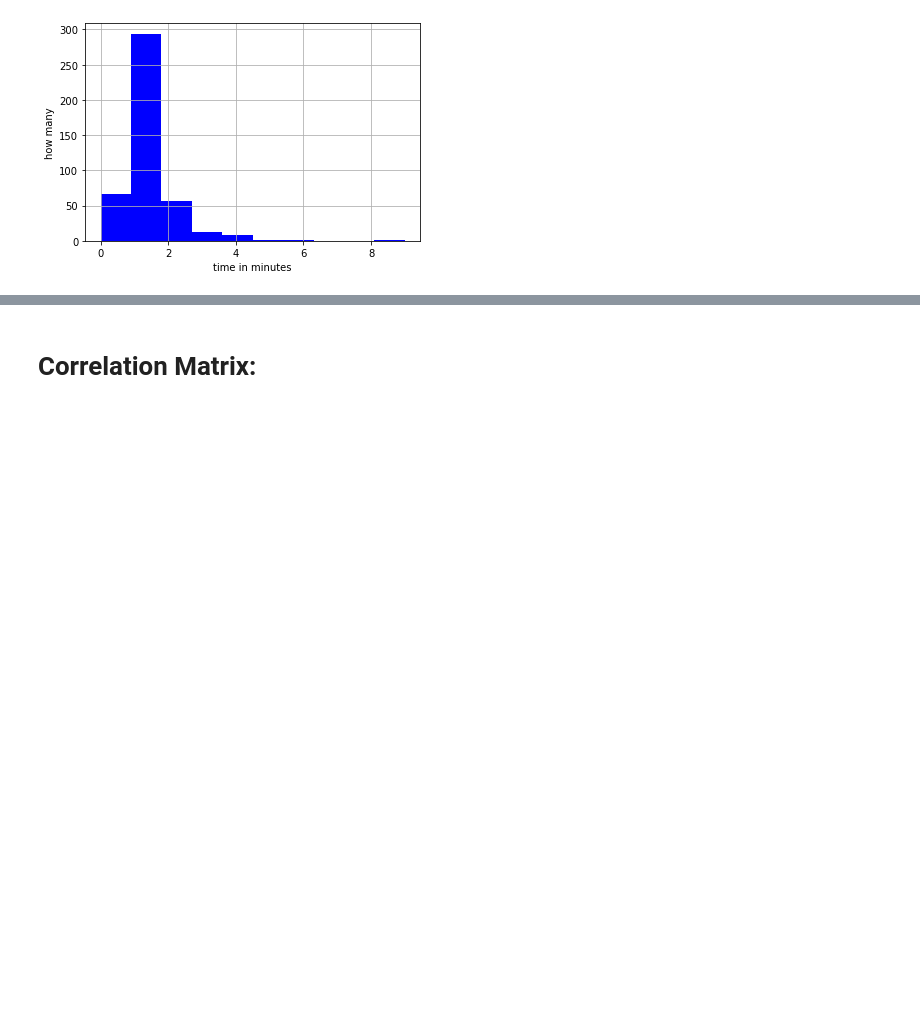
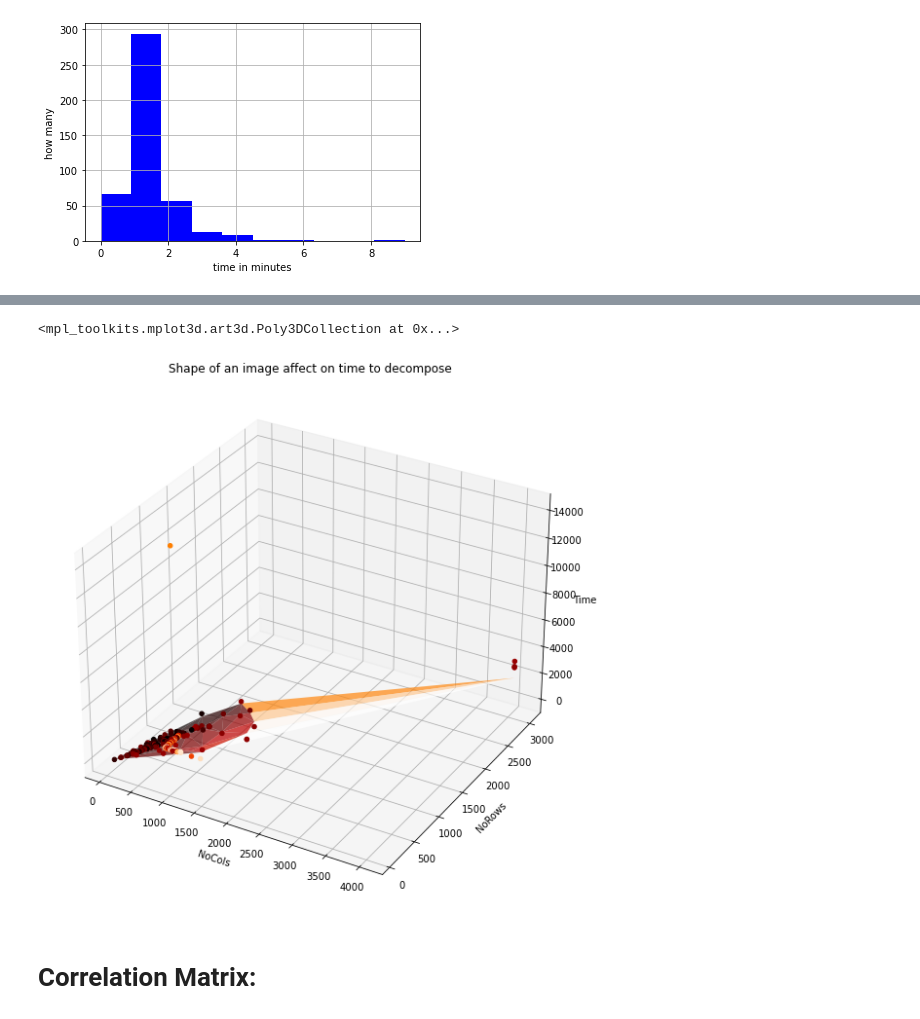
Before and after one commit to Matt88Ac/Hilbert-Huang-Transform-Super-Resolution, a Jupyter notebook: Time_and_Error_EMD2D_stats.ipynb, the cells around one changed output, grey strips where cells are left out. Cells and saved outputs as stored; diff of their text form; code cells hidden in the pictures; blank space fills up the shorter version.

```diff
--- a/Time_and_Error_EMD2D_stats.ipynb
+++ b/Time_and_Error_EMD2D_stats.ipynb
@@ -85,3 +97,19 @@ plt.scatter(rows_size, tim, cmap=cm.binary, c='r')
+# %%
+fig = plt.figure(figsize=(10, 10))
+shape = np.array([rows_size, cols_size]).T
+reg_plane = np.linalg.solve(np.dot(shape.T, shape), np.dot(shape.T, tim))
+reg_plane = np.dot(shape, reg_plane)
+c = np.arange(len(tim))
+ax = fig.add_subplot(111, projection='3d')
+ax.set_ylabel('NoRows')
+ax.set_xlabel('NoCols')
+ax.set_title('Shape of an image affect on time to decompose')
+ax.set_zlabel('Time')
+ax.scatter(rows_size, cols_size, tim, cmap='gist_heat',c=c,alpha = 1)
+ax.plot_trisurf(rows_size, cols_size, reg_plane,alpha=0.7, cmap='gist_heat')
+# %% [output]
+<mpl_toolkits.mplot3d.art3d.Poly3DCollection at 0x...>
+[figure, added]
 # %% [markdown]
 # Correlation Matrix:
 # %%
```
Also changed, not shown: parts of 8 cells of this notebook.
